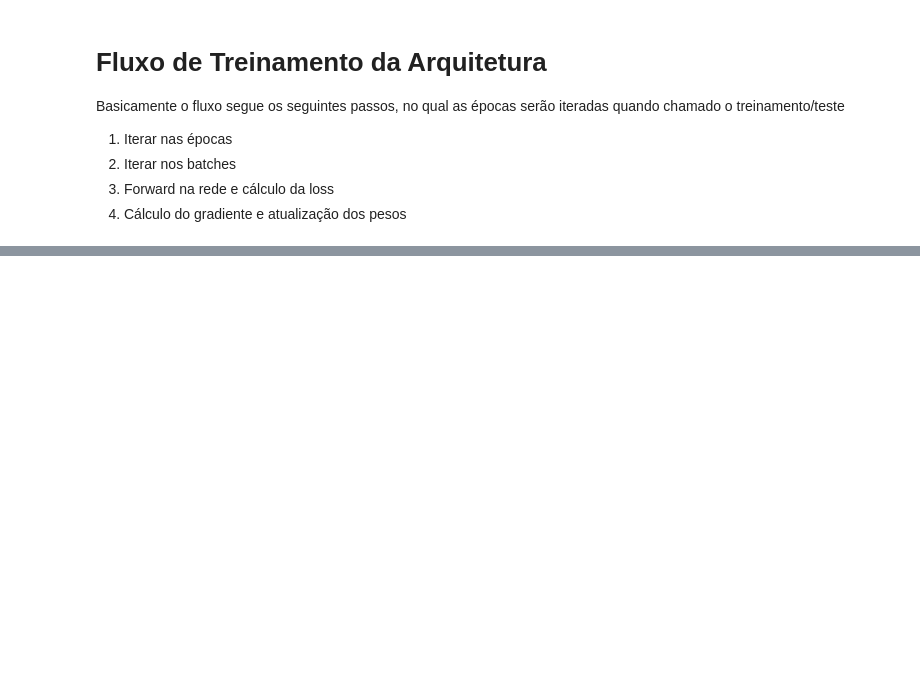
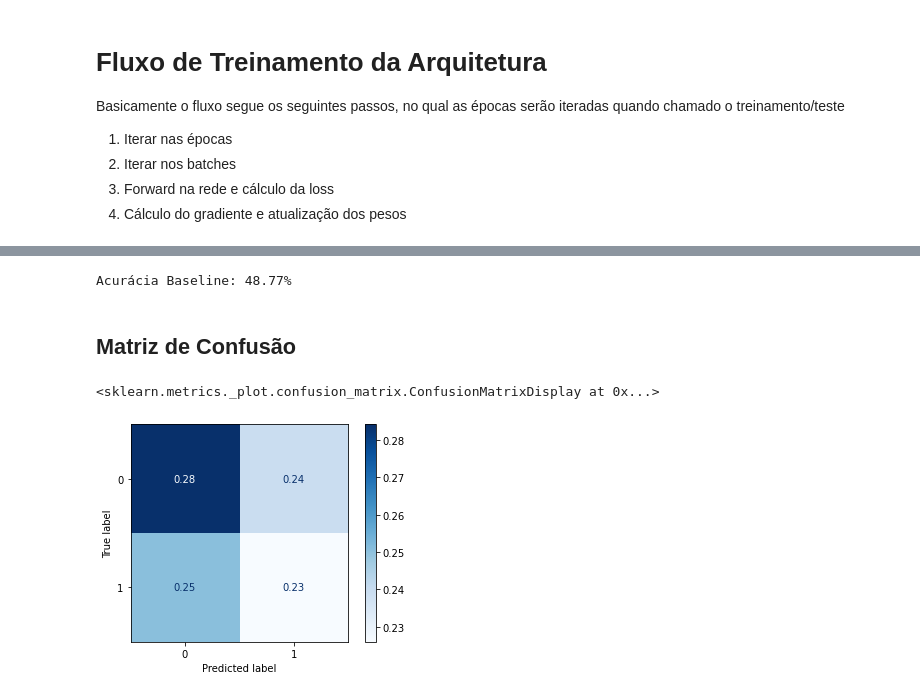
Before and after one commit to JaquelineJunko/Classificador_de_Digitos, a Jupyter notebook: Digits_Classifier.ipynb, the cells around one changed output, grey strips where cells are left out. Saved outputs shown, nothing was run; the diff lists cells and outputs as text; code cells hidden in the pictures; blank space fills up the shorter version.

```diff
--- a/Digits_Classifier.ipynb
+++ b/Digits_Classifier.ipynb
@@ -522,0 +558,29 @@ numpy.ndarray
+# %%
+def data_transform(dataset):
+
+  # Filtrando imagens dos dígitos 0 e 5
+  idx = (dataset.targets==0) | (dataset.targets==5) # idx é um tensor de True e False
+  dataset.targets = dataset.targets[idx]
+  dataset.data = dataset.data[idx]
+
+  # Rotulando classe 5 para classe 1
+  for idx in range(len(dataset)):
+    _ , target = dataset[idx]
+    if (target == 5):
+      dataset.targets[idx] = 1
+
+  # Labels
+  target = dataset.targets.numpy()
+
+  # Imagens
+  data = dataset.data.numpy()
+
+  # Transformando as imagens em estruturas unidimensionais
+  data_reshape = []
+  for image in data:
+    data_reshape.append(image.reshape(28*28))
+
+  return (data_reshape,target)
+# %%
+train_data, train_target = data_transform(train_images)
+test_data, test_target = data_transform(test_images)
@@ -522,0 +591,19 @@ numpy.ndarray
+# %%
+# Carregando o Classificador
+baseline_classifier = DummyClassifier(strategy="stratified")
+# Ajustar o Classificador
+baseline_classifier.fit(test_data, test_target)
+
+# Predizer o Conjunto de Teste
+prediction = baseline_classifier.predict(test_data)
+acc = baseline_classifier.score(test_data, test_target) * 100
+print('Acurácia Baseline: %.2f%%' % (acc))
+# %% [output]
+Acurácia Baseline: 48.77%
+# %% [markdown]
+## Matriz de Confusão
+# %%
+plot_confusion_matrix(estimator=baseline_classifier, X=test_data, y_true=test_target,normalize='all', cmap='Blues')
+# %% [output]
+<sklearn.metrics._plot.confusion_matrix.ConfusionMatrixDisplay at 0x...>
+[figure, added]
```
Also changed, not shown: parts of 32 cells of this notebook.
